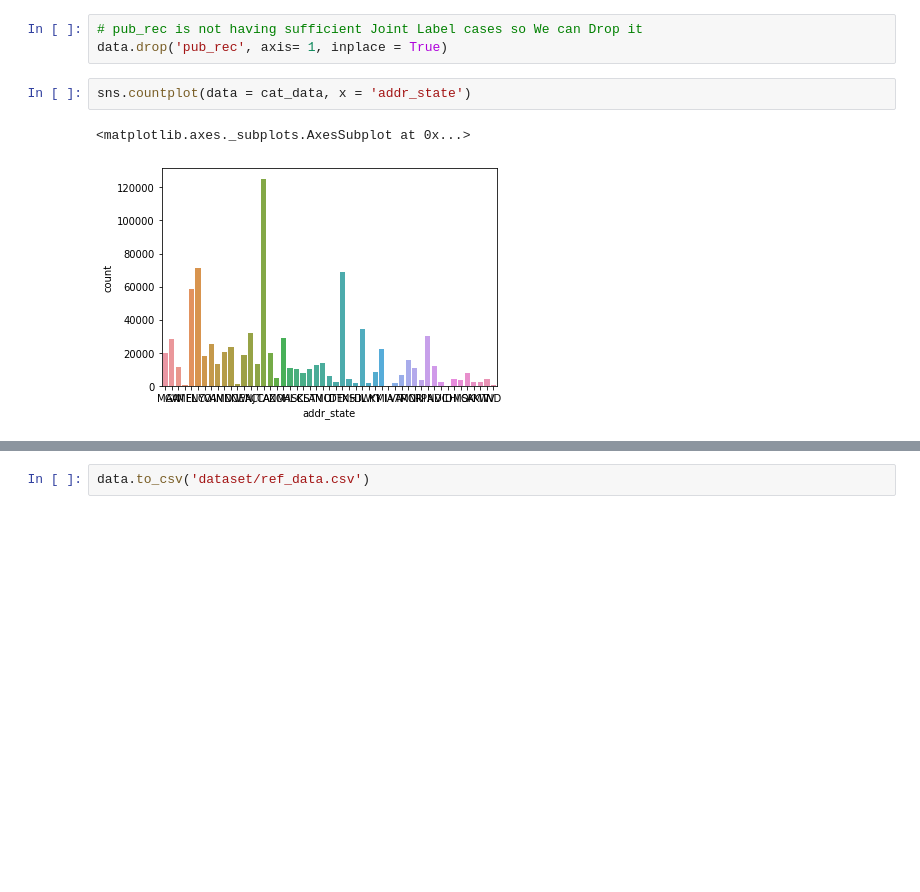
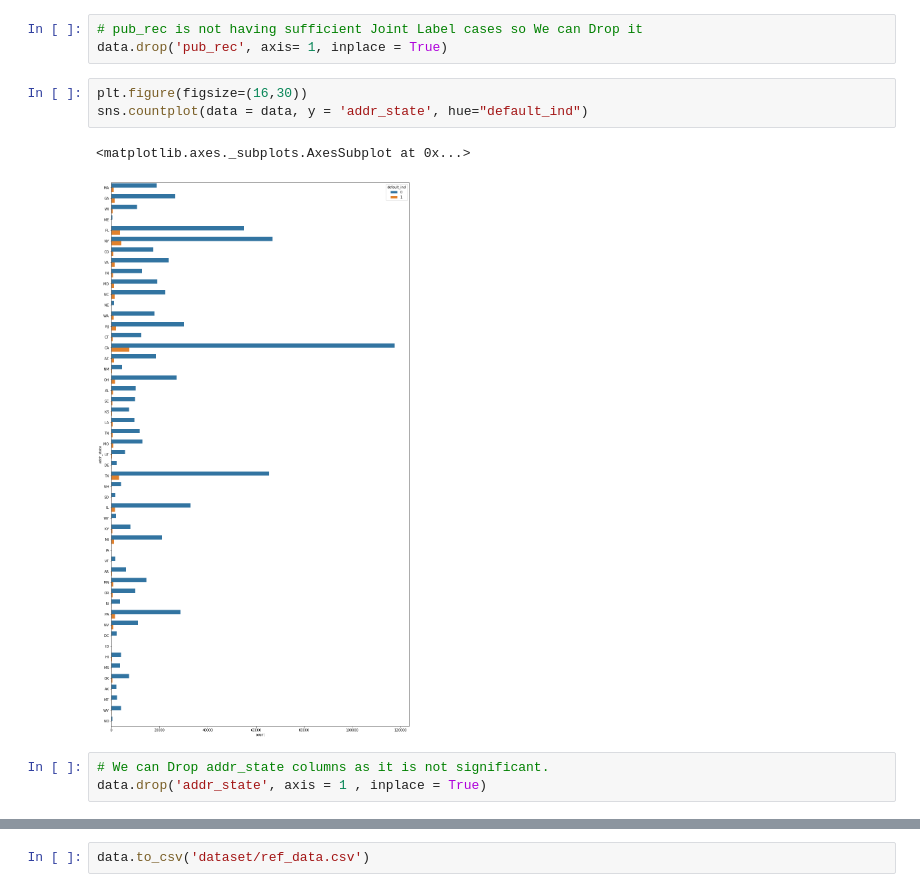
Before and after one commit to truptesh96/machine_learning, a Jupyter notebook: Bank Lending/Bank_Loan_Approval_Data_Cleaning.ipynb, the cells around one changed output, grey strips where cells are left out. Cells and saved outputs as stored; diff of their text form; blank space fills up the shorter version.

```diff
--- a/Bank Lending/Bank_Loan_Approval_Data_Cleaning.ipynb
+++ b/Bank Lending/Bank_Loan_Approval_Data_Cleaning.ipynb
@@ -913,8 +365,12 @@ sns.countplot(data = cat_data, x = 'pub_rec')
 # %%
 # pub_rec is not having sufficient Joint Label cases so We can Drop it
 data.drop('pub_rec', axis= 1, inplace = True)
-# %%
-sns.countplot(data = cat_data, x = 'addr_state')
-# %% [output]
-<matplotlib.axes._subplots.AxesSubplot at 0x...>
-[figure, removed]
+# %%
+plt.figure(figsize=(16,30))
+sns.countplot(data = data, y = 'addr_state', hue="default_ind")
+# %% [output]
+<matplotlib.axes._subplots.AxesSubplot at 0x...>
+[figure, added]
+# %%
+# We can Drop addr_state columns as it is not significant.
+data.drop('addr_state', axis = 1 , inplace = True)
```
Also changed, not shown: parts of 98 cells of this notebook, 1 other file.
